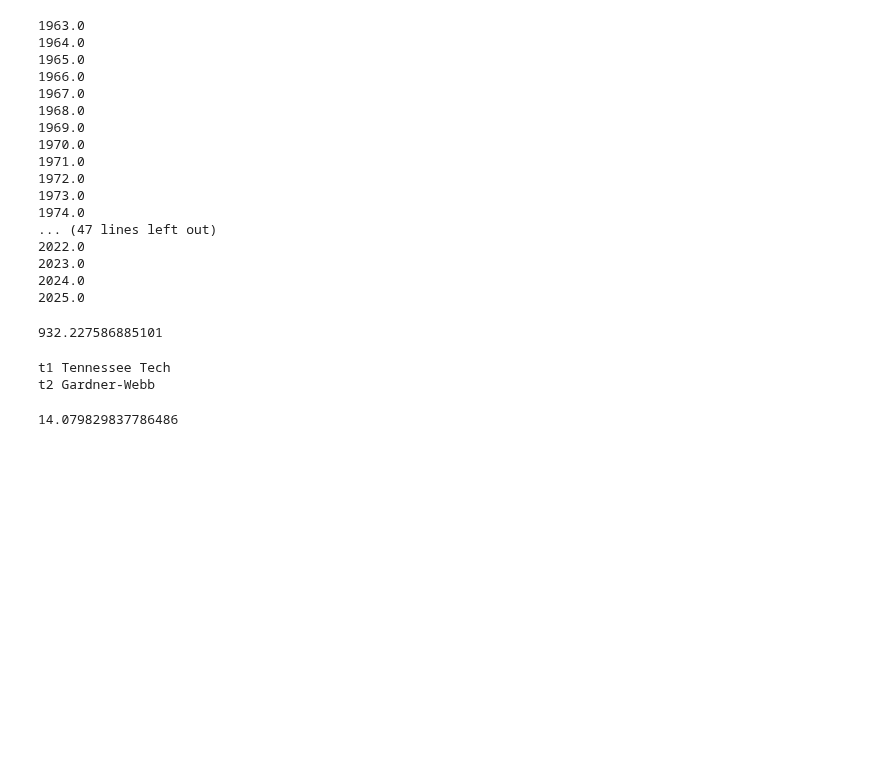
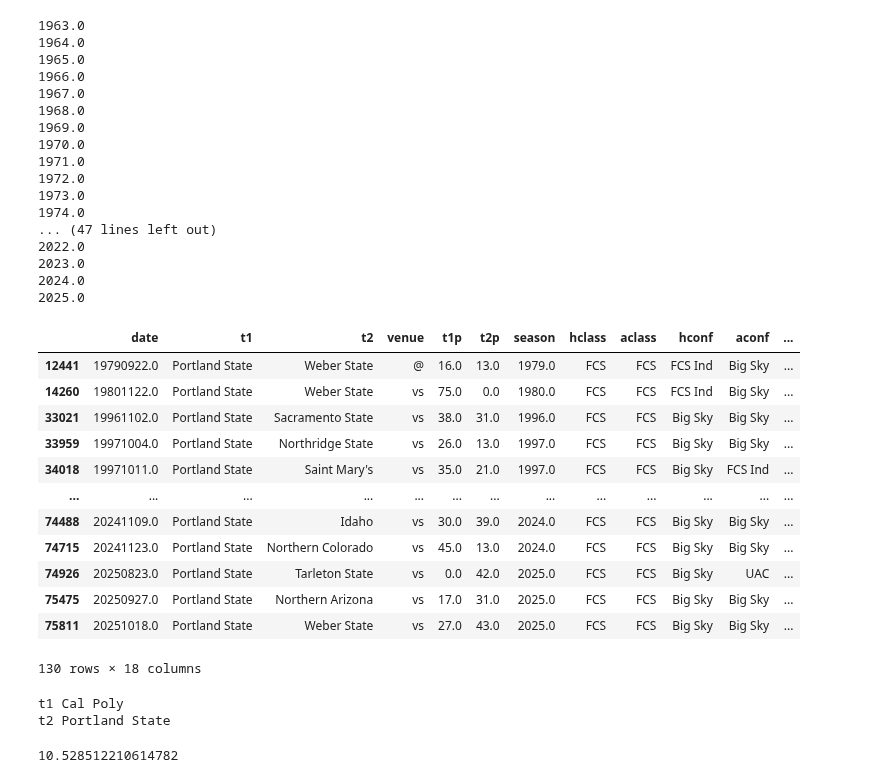
Before and after one commit to easella/ncaaf, a Jupyter notebook: cfb-with-rev.ipynb, the cells around one changed output. Cells and saved outputs as stored; diff of their text form; code cells hidden in the pictures; blank space fills up the shorter version.

```diff
--- a/cfb-with-rev.ipynb
+++ b/cfb-with-rev.ipynb
@@ -1824,13 +1829,25 @@ for row in fg.itertuples():
 hfas[confzzz[2025][s]]
 # %%
 df
-# %%
-eloLeaguez.ratingDict['Drake']
-# %% [output]
-932.227586885101
+# %%
+df[df.t1=='Portland State']
+# %% [output]
+|  | date | t1 | t2 | venue | t1p | t2p | season | hclass | aclass | hconf | aconf | ... |
+| 12441 | 19790922.0 | Portland State | Weber State | @ | 16.0 | 13.0 | 1979.0 | FCS | FCS | FCS Ind | Big Sky | ... |
+| 14260 | 19801122.0 | Portland State | Weber State | vs | 75.0 | 0.0 | 1980.0 | FCS | FCS | FCS Ind | Big Sky | ... |
+| 33021 | 19961102.0 | Portland State | Sacramento State | vs | 38.0 | 31.0 | 1996.0 | FCS | FCS | Big Sky | Big Sky | ... |
+| 33959 | 19971004.0 | Portland State | Northridge State | vs | 26.0 | 13.0 | 1997.0 | FCS | FCS | Big Sky | Big Sky | ... |
+| 34018 | 19971011.0 | Portland State | Saint Mary's | vs | 35.0 | 21.0 | 1997.0 | FCS | FCS | Big Sky | FCS Ind | ... |
+| ... | ... | ... | ... | ... | ... | ... | ... | ... | ... | ... | ... | ... |
+| 74488 | 20241109.0 | Portland State | Idaho | vs | 30.0 | 39.0 | 2024.0 | FCS | FCS | Big Sky | Big Sky | ... |
+| 74715 | 20241123.0 | Portland State | Northern Colorado | vs | 45.0 | 13.0 | 2024.0 | FCS | FCS | Big Sky | Big Sky | ... |
+| 74926 | 20250823.0 | Portland State | Tarleton State | vs | 0.0 | 42.0 | 2025.0 | FCS | FCS | Big Sky | UAC | ... |
+| 75475 | 20250927.0 | Portland State | Northern Arizona | vs | 17.0 | 31.0 | 2025.0 | FCS | FCS | Big Sky | Big Sky | ... |
+| 75811 | 20251018.0 | Portland State | Weber State | vs | 27.0 | 43.0 | 2025.0 | FCS | FCS | Big Sky | Big Sky | ... |
+130 rows × 18 columns
 # %%
-hss=14
-hs=18.46
+hss=15.42
+hs=7
 s=input("t1")
 o=input("t2")
 fg=hfas[confzzz[2025][s]]
@@ -1844,9 +1861,9 @@ diff=diff*25
 diff=float(diff)/25
 diff
 # %% [output]
-t1 Tennessee Tech
-t2 Gardner-Webb
+t1 Cal Poly
+t2 Portland State
-14.079829837786486
+10.528512210614782
 # %%
 set(fbsteams[2018])
 # %%
```
Also changed, not shown: parts of 1 cell of this notebook.
